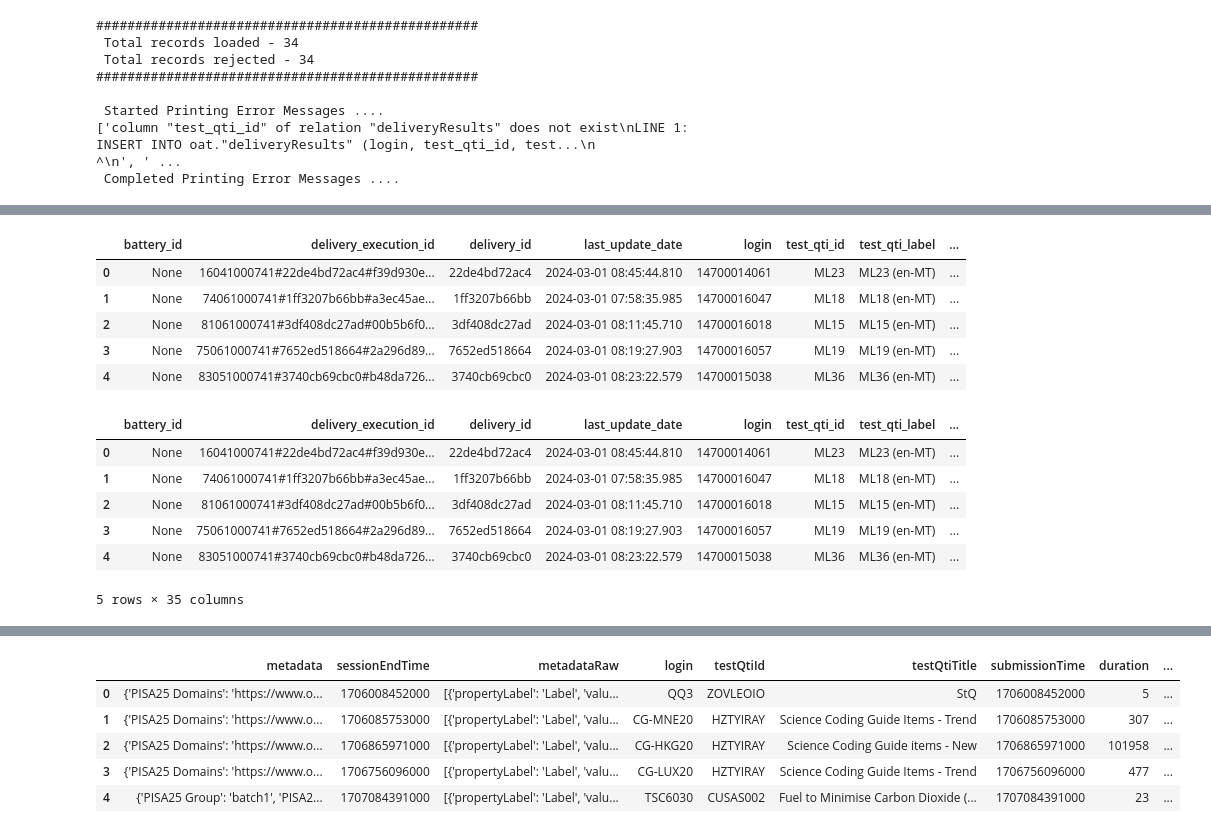
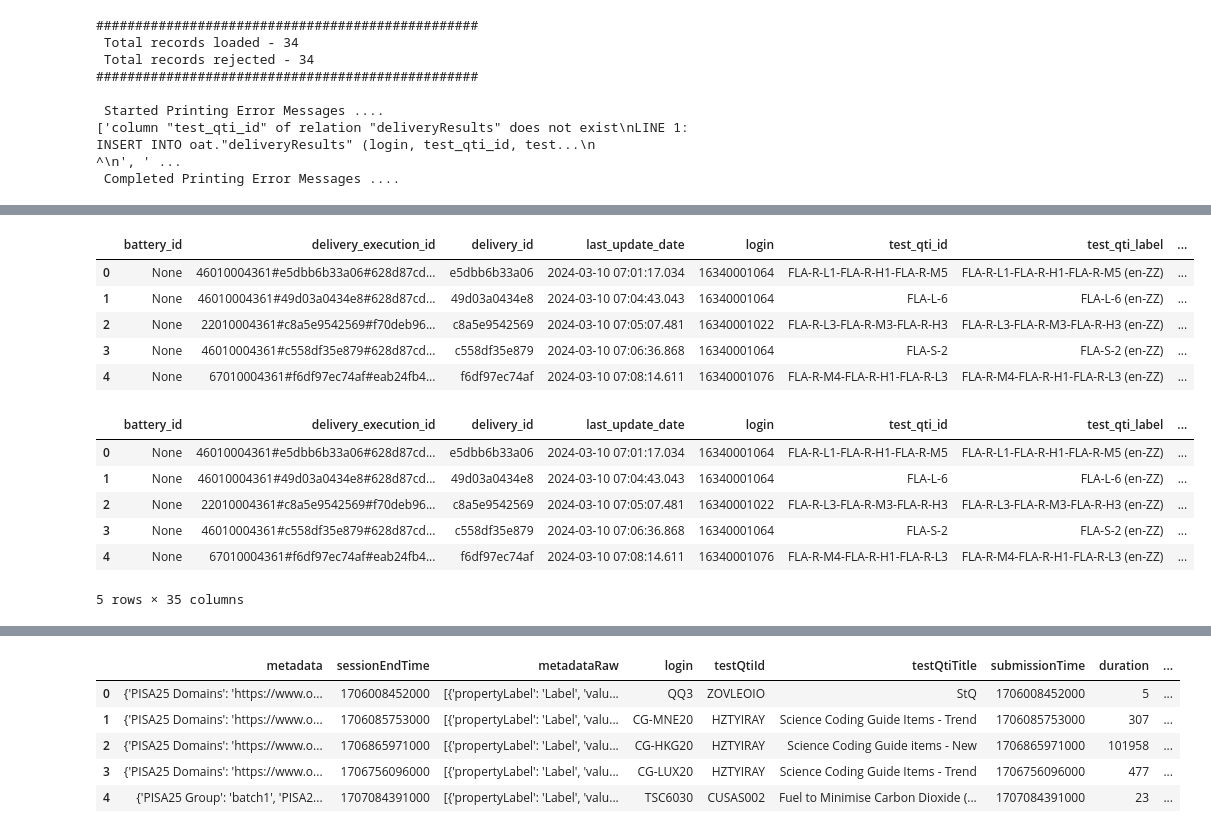
Before and after one commit to leonhead-acer/pisa2025-api-etl, a Jupyter notebook: Getting_started_with_Data_Extraction.ipynb, the cells around one changed output, grey strips where cells are left out. Cells and saved outputs as stored; diff of their text form; code cells hidden in the pictures.

```diff
--- a/Getting_started_with_Data_Extraction.ipynb
+++ b/Getting_started_with_Data_Extraction.ipynb
@@ -417,10 +402,10 @@ if('login' in filter_dict):
 import datetime
 
 epoch = datetime.datetime.utcfromtimestamp(0)
-date_from = datetime.datetime(2024,2,4)
-date_to = datetime.datetime(2024,2,21)
+date_from = datetime.datetime(2024,3,26)
+date_to = datetime.datetime(2024,4,14)
 inc_date_to = True
-inc_date_from = False
+inc_date_from = True
 
 if(inc_date_to and inc_date_from):
   inclusive_term = 'both'
@@ -508,8 +493,8 @@ ent_cols['datastoreUIEvents'] = [
 import math
 
 entities = [
-  'datastoreDeliveryResults',
-  # 'datastoreUIEvents',
+  # 'datastoreDeliveryResults',
+  'datastoreUIEvents',
   # 'datastoreDeliveries'
 ]
 
@@ -882,7 +860,8 @@ fetch_query = f"""
         test_qti_id, test_qti_label, test_qti_title, raw_data
     FROM oat.delivery_results
     WHERE
-        regexp_like(test_qti_id,'^M')
+        regexp_like(test_qti_id,'^S')
+        AND NOT regexp_like(test_qti_label, 'delivery|questionnaire|student')
         AND (LENGTH(login) = 11 OR LENGTH(login) = 12)
         AND (login LIKE '1%' OR login LIKE '2%' OR login LIKE '5%' OR login LIKE 'd%')
         AND (login NOT LIKE '____9999%')
@@ -953,24 +1149,23 @@ cbk.head()
 # %%
 import pandas as pd
-import numpy as np
 import pandas.io.sql as sqlio
 
-df = sqlio.read_sql_query(fetch_query,conn).assign(isocntcd=lambda x: x['login'].str.slice(1,4))
+df = sqlio.read_sql_query(fetch_query,conn)
 
 df.head()
 # %% [output]
 |  | battery_id | delivery_execution_id | delivery_id | last_update_date | login | test_qti_id | test_qti_label | ... |
-| 0 | None | 16041000741#22de4bd72ac4#f39d930e... | 22de4bd72ac4 | 2024-03-01 08:45:44.810 | 14700014061 | ML23 | ML23 (en-MT) | ... |
-| 1 | None | 74061000741#1ff3207b66bb#a3ec45ae... | 1ff3207b66bb | 2024-03-01 07:58:35.985 | 14700016047 | ML18 | ML18 (en-MT) | ... |
-| 2 | None | 81061000741#3df408dc27ad#00b5b6f0... | 3df408dc27ad | 2024-03-01 08:11:45.710 | 14700016018 | ML15 | ML15 (en-MT) | ... |
-| 3 | None | 75061000741#7652ed518664#2a296d89... | 7652ed518664 | 2024-03-01 08:19:27.903 | 14700016057 | ML19 | ML19 (en-MT) | ... |
-| 4 | None | 83051000741#3740cb69cbc0#b48da726... | 3740cb69cbc0 | 2024-03-01 08:23:22.579 | 14700015038 | ML36 | ML36 (en-MT) | ... |
+| 0 | None | 46010004361#e5dbb6b33a06#628d87cd... | e5dbb6b33a06 | 2024-03-10 07:01:17.034 | 16340001064 | FLA-R-L1-FLA-R-H1-FLA-R-M5 | FLA-R-L1-FLA-R-H1-FLA-R-M5 (en-ZZ) | ... |
+| 1 | None | 46010004361#49d03a0434e8#628d87cd... | 49d03a0434e8 | 2024-03-10 07:04:43.043 | 16340001064 | FLA-L-6 | FLA-L-6 (en-ZZ) | ... |
+| 2 | None | 22010004361#c8a5e9542569#f70deb96... | c8a5e9542569 | 2024-03-10 07:05:07.481 | 16340001022 | FLA-R-L3-FLA-R-M3-FLA-R-H3 | FLA-R-L3-FLA-R-M3-FLA-R-H3 (en-ZZ) | ... |
+| 3 | None | 46010004361#c558df35e879#628d87cd... | c558df35e879 | 2024-03-10 07:06:36.868 | 16340001064 | FLA-S-2 | FLA-S-2 (en-ZZ) | ... |
+| 4 | None | 67010004361#f6df97ec74af#eab24fb4... | f6df97ec74af | 2024-03-10 07:08:14.611 | 16340001076 | FLA-R-M4-FLA-R-H1-FLA-R-L3 | FLA-R-M4-FLA-R-H1-FLA-R-L3 (en-ZZ) | ... |
 # %%
 nc_dat = pd.read_excel('./data/NCcodes.xlsx').astype({'isocntcd': str})
 
 json_dat = pd.json_normalize(df['raw_data'],max_level = 0)
 
-tmp = pd.concat([df.drop(['raw_data'],axis = 1),json_dat.drop(['login','last_update_date'],axis = 1)],axis = 1)
+tmp = pd.concat([df.drop(['raw_data'],axis = 1).assign(isocntcd=lambda x: x['login'].str.slice(1,4)),json_dat.drop(['login','last_update_date'],axis = 1)],axis = 1)
 
 df1 = pd.merge(
     tmp,
@@ -982,11 +1177,11 @@ df1 = pd.merge(
 df1.head()
 # %% [output]
 |  | battery_id | delivery_execution_id | delivery_id | last_update_date | login | test_qti_id | test_qti_label | ... |
-| 0 | None | 16041000741#22de4bd72ac4#f39d930e... | 22de4bd72ac4 | 2024-03-01 08:45:44.810 | 14700014061 | ML23 | ML23 (en-MT) | ... |
-| 1 | None | 74061000741#1ff3207b66bb#a3ec45ae... | 1ff3207b66bb | 2024-03-01 07:58:35.985 | 14700016047 | ML18 | ML18 (en-MT) | ... |
-| 2 | None | 81061000741#3df408dc27ad#00b5b6f0... | 3df408dc27ad | 2024-03-01 08:11:45.710 | 14700016018 | ML15 | ML15 (en-MT) | ... |
-| 3 | None | 75061000741#7652ed518664#2a296d89... | 7652ed518664 | 2024-03-01 08:19:27.903 | 14700016057 | ML19 | ML19 (en-MT) | ... |
-| 4 | None | 83051000741#3740cb69cbc0#b48da726... | 3740cb69cbc0 | 2024-03-01 08:23:22.579 | 14700015038 | ML36 | ML36 (en-MT) | ... |
+| 0 | None | 46010004361#e5dbb6b33a06#628d87cd... | e5dbb6b33a06 | 2024-03-10 07:01:17.034 | 16340001064 | FLA-R-L1-FLA-R-H1-FLA-R-M5 | FLA-R-L1-FLA-R-H1-FLA-R-M5 (en-ZZ) | ... |
+| 1 | None | 46010004361#49d03a0434e8#628d87cd... | 49d03a0434e8 | 2024-03-10 07:04:43.043 | 16340001064 | FLA-L-6 | FLA-L-6 (en-ZZ) | ... |
+| 2 | None | 22010004361#c8a5e9542569#f70deb96... | c8a5e9542569 | 2024-03-10 07:05:07.481 | 16340001022 | FLA-R-L3-FLA-R-M3-FLA-R-H3 | FLA-R-L3-FLA-R-M3-FLA-R-H3 (en-ZZ) | ... |
+| 3 | None | 46010004361#c558df35e879#628d87cd... | c558df35e879 | 2024-03-10 07:06:36.868 | 16340001064 | FLA-S-2 | FLA-S-2 (en-ZZ) | ... |
+| 4 | None | 67010004361#f6df97ec74af#eab24fb4... | f6df97ec74af | 2024-03-10 07:08:14.611 | 16340001076 | FLA-R-M4-FLA-R-H1-FLA-R-L3 | FLA-R-M4-FLA-R-H1-FLA-R-L3 (en-ZZ) | ... |
 5 rows × 35 columns
 # %%
 df2 = pd.concat([df1.drop(['items'],axis = 1),df1['items'].apply(pd.Series)],axis = 1)
```
Also changed, not shown: parts of 24 cells of this notebook.
